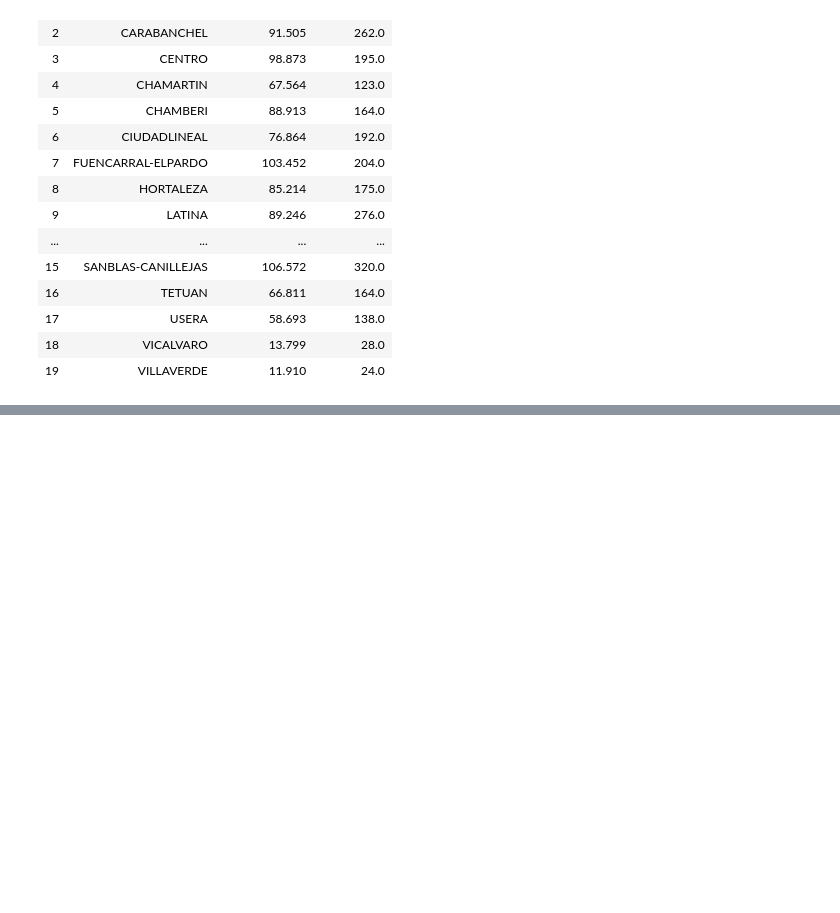
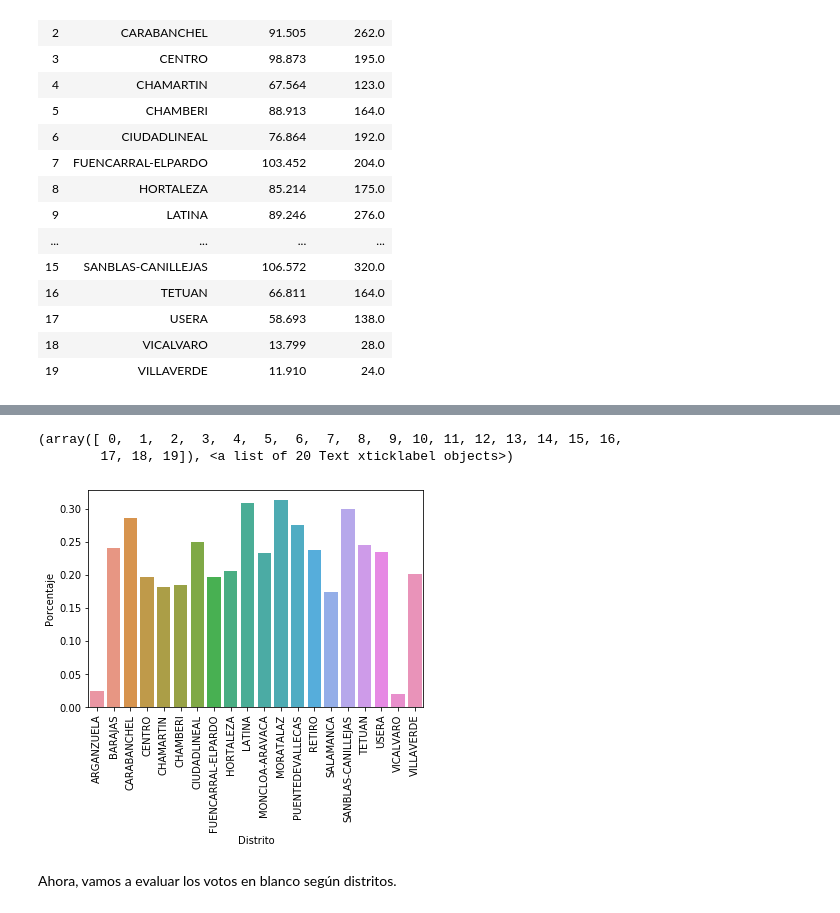
Before and after one commit to InmaLatorre/G3_ProyectoPython, a Jupyter notebook: main_fer_murcia.ipynb, the cells around one changed output, grey strips where cells are left out. Cells and saved outputs as stored; diff of their text form; code cells hidden in the pictures; blank space fills up the shorter version.

```diff
--- a/main_fer_murcia.ipynb
+++ b/main_fer_murcia.ipynb
@@ -166,0 +243,9 @@ AttributeError: 'str' object has no attribute 'types'
+# %%
+outpct = sns.barplot(x='Distrito', y='Porcentaje', data=union)
+plt.xticks(rotation='vertical')
+# %% [output]
+(array([ 0,  1,  2,  3,  4,  5,  6,  7,  8,  9, 10, 11, 12, 13, 14, 15, 16,
+        17, 18, 19]), <a list of 20 Text xticklabel objects>)
+[figure, added]
+# %% [markdown]
+Ahora, vamos a evaluar los votos en blanco según distritos.
```
Also changed, not shown: parts of 18 cells of this notebook.
